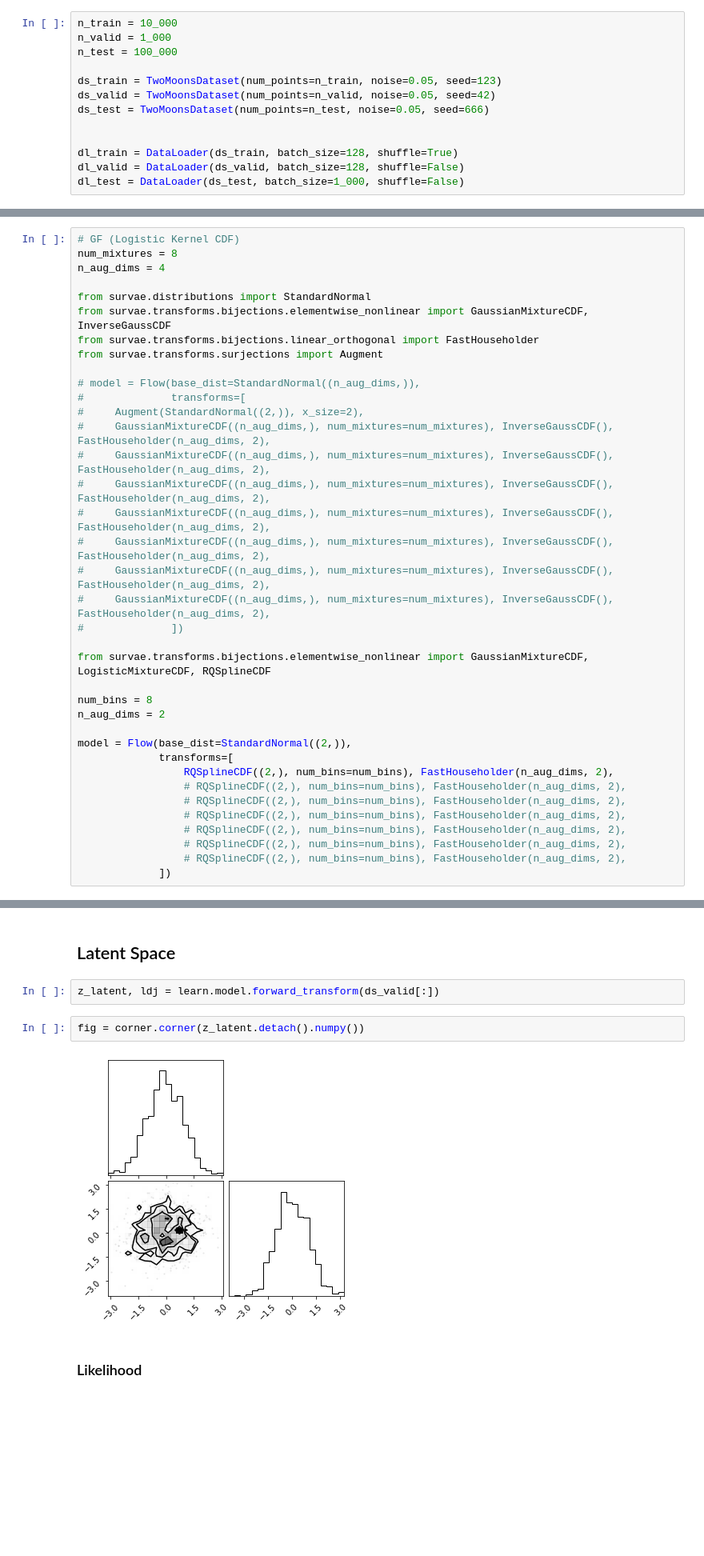
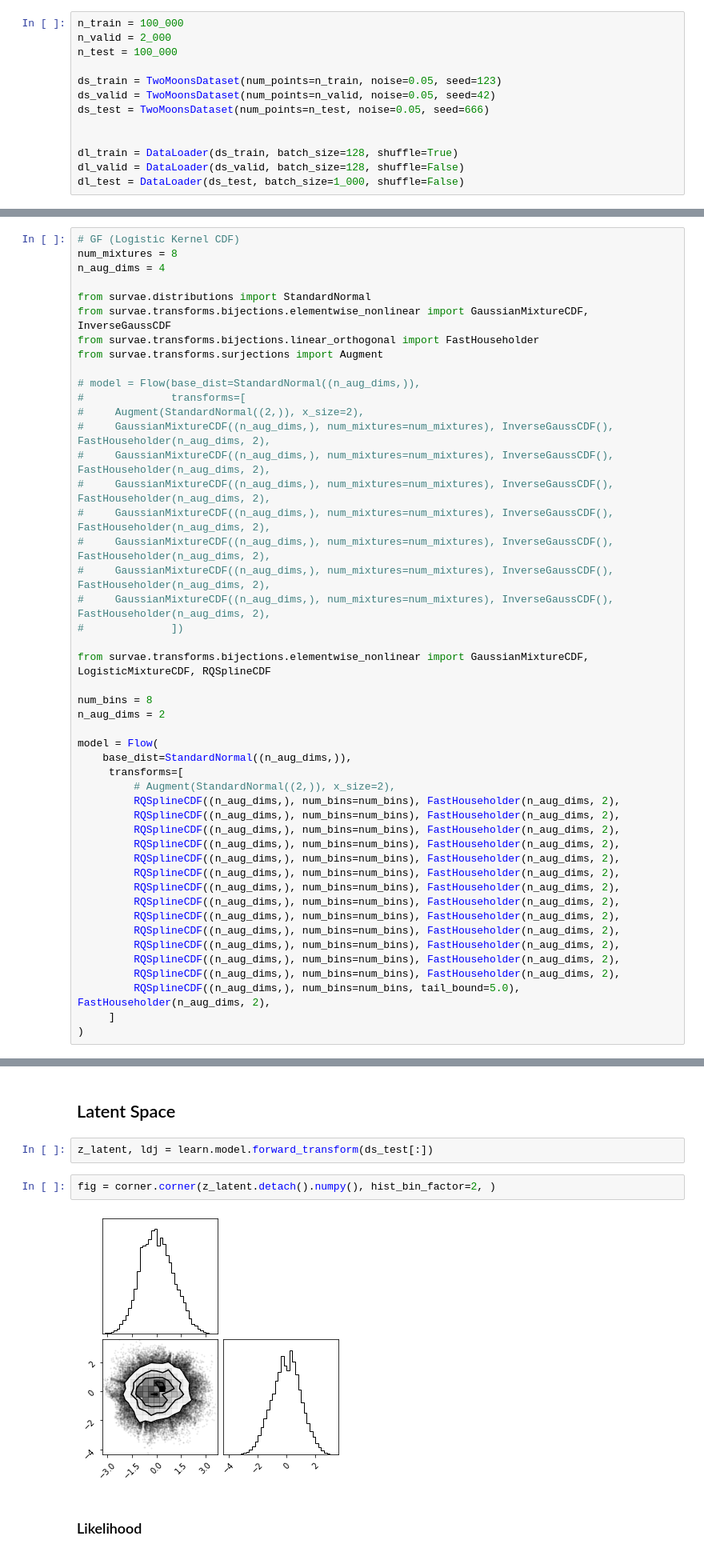
Before and after one commit to jejjohnson/survae_flows_lib, a Jupyter notebook: examples/notebooks/toy_flow.ipynb, the cells around one changed output, grey strips where cells are left out. Shown: that part at 80% size. Drawn from its saved outputs; the diff is of its cells as text; blank space fills up the shorter version.

```diff
--- a/examples/notebooks/toy_flow.ipynb
+++ b/examples/notebooks/toy_flow.ipynb
@@ -38,8 +41,8 @@ The autoreload extension is already loaded. To reload it, use:
 # %%
 from survae.datasets.toy.plane import TwoMoonsDataset
 # %%
-n_train = 10_000
-n_valid = 1_000
+n_train = 100_000
+n_valid = 2_000
 n_test = 100_000
 
 ds_train = TwoMoonsDataset(num_points=n_train, noise=0.05, seed=123)
@@ -132,16 +131,26 @@ from survae.transforms.bijections.elementwise_nonlinear import GaussianMixtureCD
 num_bins = 8
 n_aug_dims = 2
 
-model = Flow(base_dist=StandardNormal((2,)),
-             transforms=[
-                 RQSplineCDF((2,), num_bins=num_bins), FastHouseholder(n_aug_dims, 2),
-                 # RQSplineCDF((2,), num_bins=num_bins), FastHouseholder(n_aug_dims, 2),
-                 # RQSplineCDF((2,), num_bins=num_bins), FastHouseholder(n_aug_dims, 2),
-                 # RQSplineCDF((2,), num_bins=num_bins), FastHouseholder(n_aug_dims, 2),
-                 # RQSplineCDF((2,), num_bins=num_bins), FastHouseholder(n_aug_dims, 2),
-                 # RQSplineCDF((2,), num_bins=num_bins), FastHouseholder(n_aug_dims, 2),
-                 # RQSplineCDF((2,), num_bins=num_bins), FastHouseholder(n_aug_dims, 2),
-             ])
+model = Flow(
+    base_dist=StandardNormal((n_aug_dims,)),
+     transforms=[
+         # Augment(StandardNormal((2,)), x_size=2),
+         RQSplineCDF((n_aug_dims,), num_bins=num_bins), FastHouseholder(n_aug_dims, 2),
+         RQSplineCDF((n_aug_dims,), num_bins=num_bins), FastHouseholder(n_aug_dims, 2),
+         RQSplineCDF((n_aug_dims,), num_bins=num_bins), FastHouseholder(n_aug_dims, 2),
+         RQSplineCDF((n_aug_dims,), num_bins=num_bins), FastHouseholder(n_aug_dims, 2),
+         RQSplineCDF((n_aug_dims,), num_bins=num_bins), FastHouseholder(n_aug_dims, 2),
+         RQSplineCDF((n_aug_dims,), num_bins=num_bins), FastHouseholder(n_aug_dims, 2),
+         RQSplineCDF((n_aug_dims,), num_bins=num_bins), FastHouseholder(n_aug_dims, 2),
+         RQSplineCDF((n_aug_dims,), num_bins=num_bins), FastHouseholder(n_aug_dims, 2),
+         RQSplineCDF((n_aug_dims,), num_bins=num_bins), FastHouseholder(n_aug_dims, 2),
+         RQSplineCDF((n_aug_dims,), num_bins=num_bins), FastHouseholder(n_aug_dims, 2),
+         RQSplineCDF((n_aug_dims,), num_bins=num_bins), FastHouseholder(n_aug_dims, 2),
+         RQSplineCDF((n_aug_dims,), num_bins=num_bins), FastHouseholder(n_aug_dims, 2),
+         RQSplineCDF((n_aug_dims,), num_bins=num_bins), FastHouseholder(n_aug_dims, 2),
+         RQSplineCDF((n_aug_dims,), num_bins=num_bins, tail_bound=5.0), FastHouseholder(n_aug_dims, 2),
+     ]
+)
 # %% [markdown]
 ## MarkDown
 # %%
@@ -415,11 +422,11 @@ results = trainer.test(learn, dataloaders=dl_test)
 # %% [markdown]
 ## Latent Space
 # %%
-z_latent, ldj = learn.model.forward_transform(ds_valid[:])
+z_latent, ldj = learn.model.forward_transform(ds_test[:])
 # %%
-fig = corner.corner(z_latent.detach().numpy())
+fig = corner.corner(z_latent.detach().numpy(), hist_bin_factor=2, )
 # %% [output]
-[figure, old version]
+[figure, new version]
 # %% [markdown]
 ### Likelihood
 # %% [markdown]
```
Also changed, not shown: parts of 12 cells of this notebook, 4 other files.
